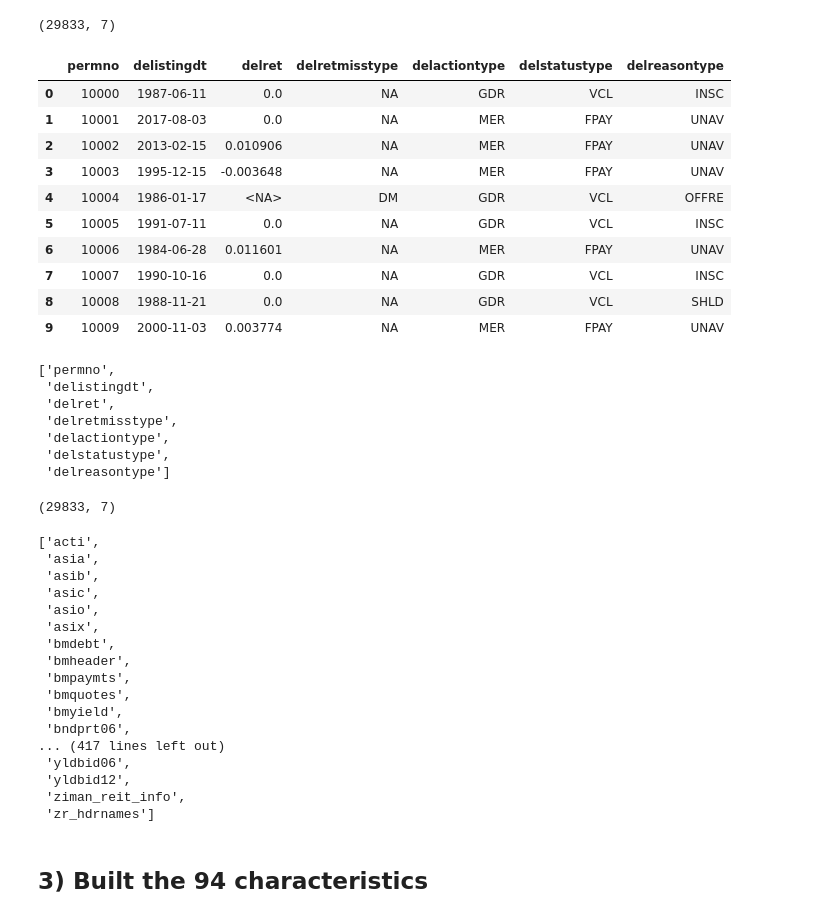
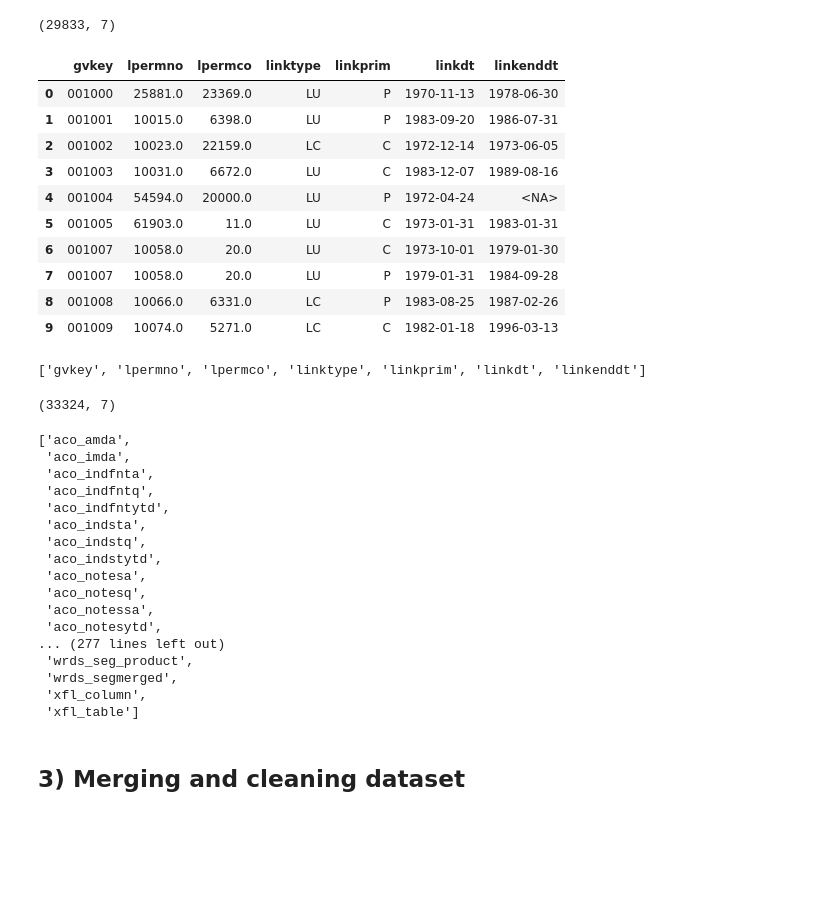
Before and after one commit to emilefnd/GKX-ML-Asset-Pricing-Python, a Jupyter notebook: Code/GXX.ipynb, the cells around one changed output. Cells and saved outputs as stored; diff of their text form; code cells hidden in the pictures; blank space fills up the shorter version.

```diff
--- a/Code/GXX.ipynb
+++ b/Code/GXX.ipynb
@@ -225,50 +232,45 @@ ccmlink = db.raw_sql("""
                      AND linkprim IN ('P','C')
                      """)
 # %%
-display(dlret.head(10))
-display(list(dlret.columns))
-display(dlret.shape)
+display(ccmlink.head(10))
+display(list(ccmlink.columns))
+display(ccmlink.shape)
 # %% [output]
-|  | permno | delistingdt | delret | delretmisstype | delactiontype | delstatustype | delreasontype |
-| 0 | 10000 | 1987-06-11 | 0.0 | NA | GDR | VCL | INSC |
-| 1 | 10001 | 2017-08-03 | 0.0 | NA | MER | FPAY | UNAV |
-| 2 | 10002 | 2013-02-15 | 0.010906 | NA | MER | FPAY | UNAV |
-| 3 | 10003 | 1995-12-15 | -0.003648 | NA | MER | FPAY | UNAV |
-| 4 | 10004 | 1986-01-17 | <NA> | DM | GDR | VCL | OFFRE |
-| 5 | 10005 | 1991-07-11 | 0.0 | NA | GDR | VCL | INSC |
-| 6 | 10006 | 1984-06-28 | 0.011601 | NA | MER | FPAY | UNAV |
-| 7 | 10007 | 1990-10-16 | 0.0 | NA | GDR | VCL | INSC |
-| 8 | 10008 | 1988-11-21 | 0.0 | NA | GDR | VCL | SHLD |
-| 9 | 10009 | 2000-11-03 | 0.003774 | NA | MER | FPAY | UNAV |
+|  | gvkey | lpermno | lpermco | linktype | linkprim | linkdt | linkenddt |
+| 0 | 001000 | 25881.0 | 23369.0 | LU | P | 1970-11-13 | 1978-06-30 |
+| 1 | 001001 | 10015.0 | 6398.0 | LU | P | 1983-09-20 | 1986-07-31 |
+| 2 | 001002 | 10023.0 | 22159.0 | LC | C | 1972-12-14 | 1973-06-05 |
+| 3 | 001003 | 10031.0 | 6672.0 | LU | C | 1983-12-07 | 1989-08-16 |
+| 4 | 001004 | 54594.0 | 20000.0 | LU | P | 1972-04-24 | <NA> |
+| 5 | 001005 | 61903.0 | 11.0 | LU | C | 1973-01-31 | 1983-01-31 |
+| 6 | 001007 | 10058.0 | 20.0 | LU | C | 1973-10-01 | 1979-01-30 |
+| 7 | 001007 | 10058.0 | 20.0 | LU | P | 1979-01-31 | 1984-09-28 |
+| 8 | 001008 | 10066.0 | 6331.0 | LC | P | 1983-08-25 | 1987-02-26 |
+| 9 | 001009 | 10074.0 | 5271.0 | LC | C | 1982-01-18 | 1996-03-13 |
-['permno',
- 'delistingdt',
- 'delret',
- 'delretmisstype',
- 'delactiontype',
- 'delstatustype',
- 'delreasontype']
+['gvkey', 'lpermno', 'lpermco', 'linktype', 'linkprim', 'linkdt', 'linkenddt']
-(29833, 7)
+(33324, 7)
 # %%
-# check if tables names changed
+# check if CRPS or Compustat tables names changed
 
 db.list_tables(library='crsp')
+db.list_tables(library='comp')
 # %% [output]
-['acti',
- 'asia',
- 'asib',
- 'asic',
- 'asio',
- 'asix',
- 'bmdebt',
- 'bmheader',
- 'bmpaymts',
- 'bmquotes',
- 'bmyield',
- 'bndprt06',
-... (417 lines left out)
- 'yldbid06',
- 'yldbid12',
- 'ziman_reit_info',
- 'zr_hdrnames']
+['aco_amda',
+ 'aco_imda',
+ 'aco_indfnta',
+ 'aco_indfntq',
+ 'aco_indfntytd',
+ 'aco_indsta',
+ 'aco_indstq',
+ 'aco_indstytd',
+ 'aco_notesa',
+ 'aco_notesq',
+ 'aco_notessa',
+ 'aco_notesytd',
+... (277 lines left out)
+ 'wrds_seg_product',
+ 'wrds_segmerged',
+ 'xfl_column',
+ 'xfl_table']
 # %% [markdown]
-## 3) Built the 94 characteristics
+## 3) Merging and cleaning dataset
```
Also changed, not shown: parts of 2 cells of this notebook.
